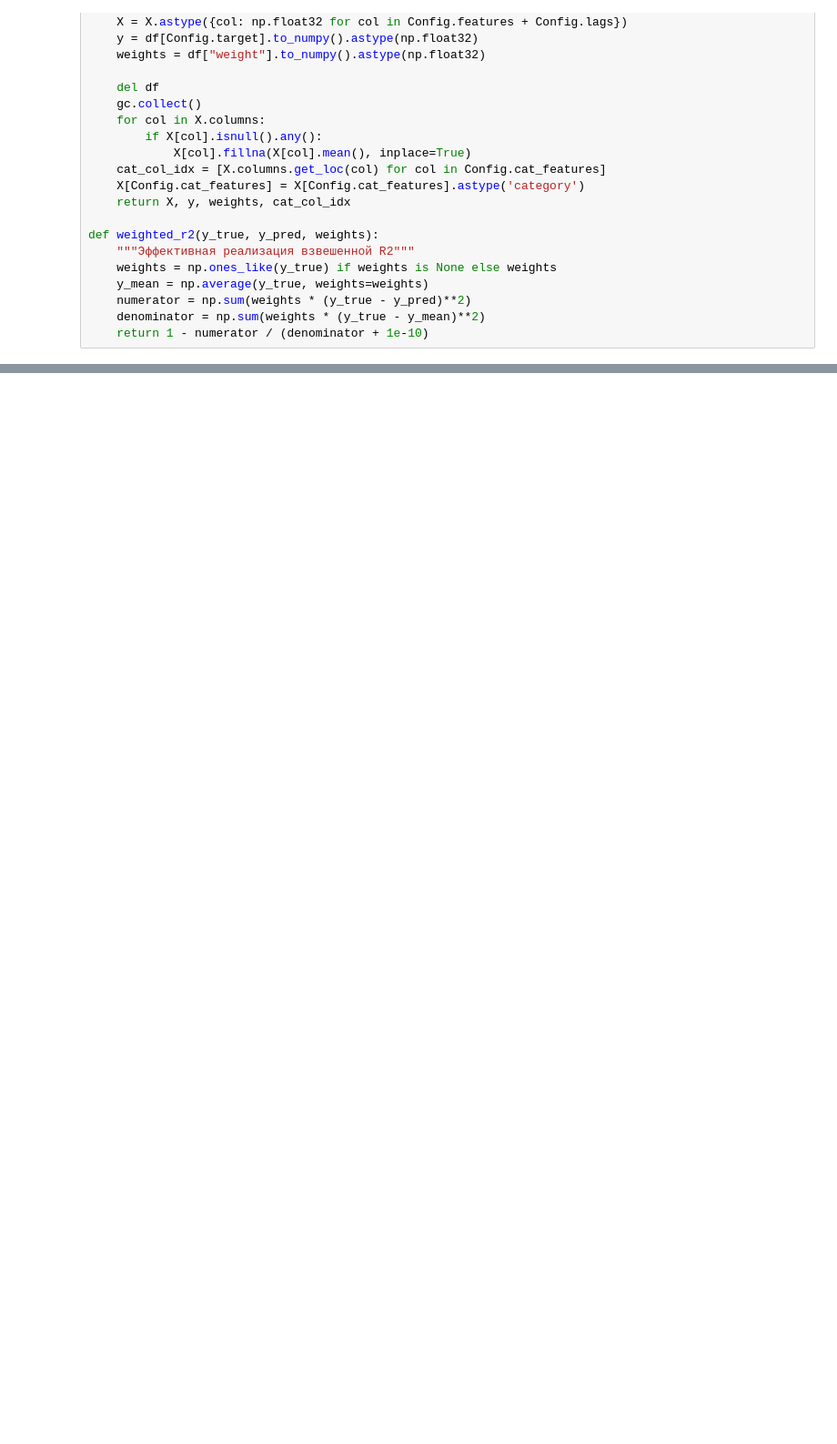
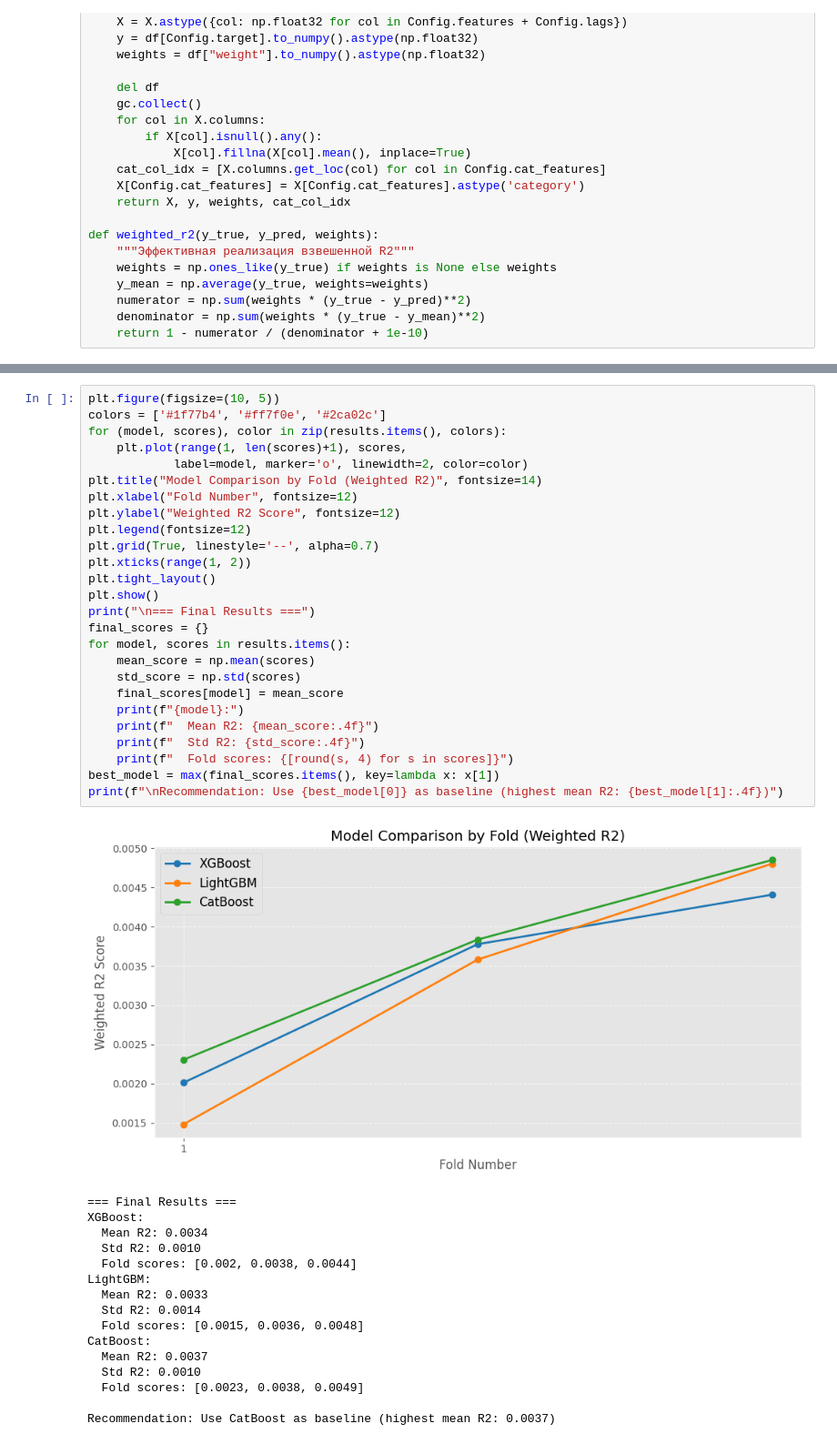
Before and after one commit to arinaaandreeva/Course_paper_mag, a Jupyter notebook: training/boosting-as-baseline.ipynb, the cells around one changed output, grey strips where cells are left out. Shown: that part at 91% size. Saved outputs shown, nothing was run; the diff lists cells and outputs as text; blank space fills up the shorter version.

Commit message:
Kaggle Notebook | Boosting as baseline | with graph

```diff
--- a/training/boosting-as-baseline.ipynb
+++ b/training/boosting-as-baseline.ipynb
@@ -354,0 +311,43 @@ LightGBM Fold 2 R2: 0.0025
+# %%
+plt.figure(figsize=(10, 5))
+colors = ['#1f77b4', '#ff7f0e', '#2ca02c']
+for (model, scores), color in zip(results.items(), colors):
+    plt.plot(range(1, len(scores)+1), scores,
+            label=model, marker='o', linewidth=2, color=color)
+plt.title("Model Comparison by Fold (Weighted R2)", fontsize=14)
+plt.xlabel("Fold Number", fontsize=12)
+plt.ylabel("Weighted R2 Score", fontsize=12)
+plt.legend(fontsize=12)
+plt.grid(True, linestyle='--', alpha=0.7)
+plt.xticks(range(1, 2))
+plt.tight_layout()
+plt.show()
+print("\n=== Final Results ===")
+final_scores = {}
+for model, scores in results.items():
+    mean_score = np.mean(scores)
+    std_score = np.std(scores)
+    final_scores[model] = mean_score
+    print(f"{model}:")
+    print(f"  Mean R2: {mean_score:.4f}")
+    print(f"  Std R2: {std_score:.4f}")
+    print(f"  Fold scores: {[round(s, 4) for s in scores]}")
+best_model = max(final_scores.items(), key=lambda x: x[1])
+print(f"\nRecommendation: Use {best_model[0]} as baseline (highest mean R2: {best_model[1]:.4f})")
+# %% [output]
+[figure, added]
+=== Final Results ===
+XGBoost:
+  Mean R2: 0.0034
+  Std R2: 0.0010
+  Fold scores: [0.002, 0.0038, 0.0044]
+LightGBM:
+  Mean R2: 0.0033
+  Std R2: 0.0014
+  Fold scores: [0.0015, 0.0036, 0.0048]
+CatBoost:
+  Mean R2: 0.0037
+  Std R2: 0.0010
+  Fold scores: [0.0023, 0.0038, 0.0049]
+
+Recommendation: Use CatBoost as baseline (highest mean R2: 0.0037)
```
Also changed, not shown: parts of 2 cells of this notebook.
